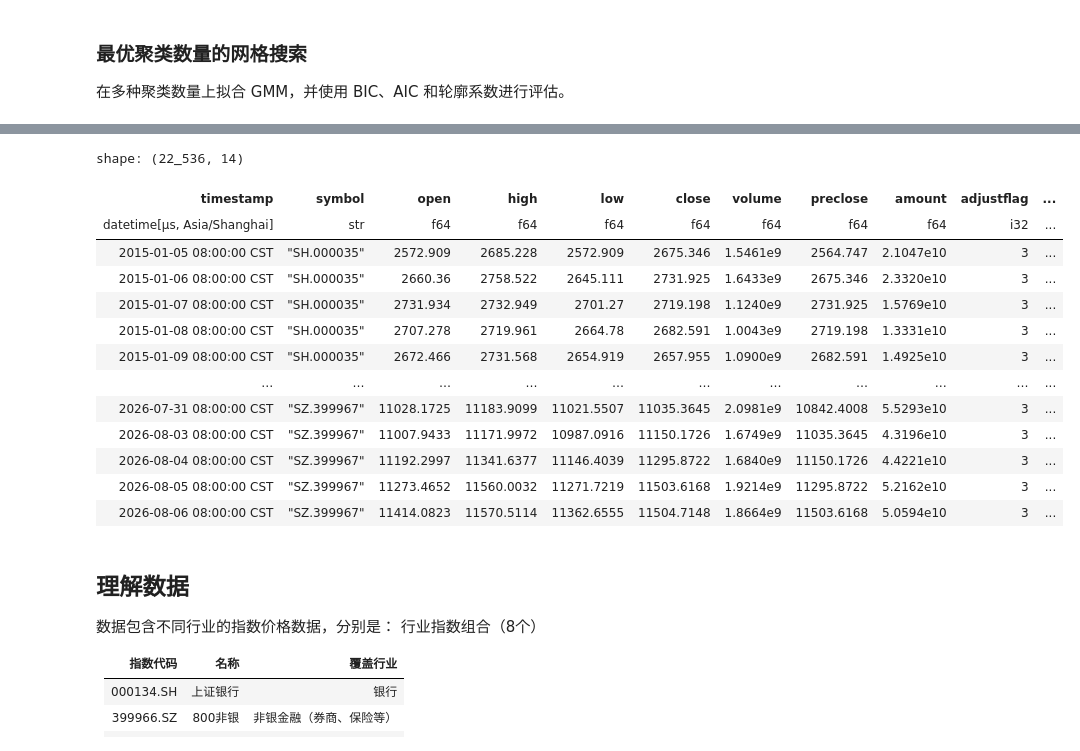
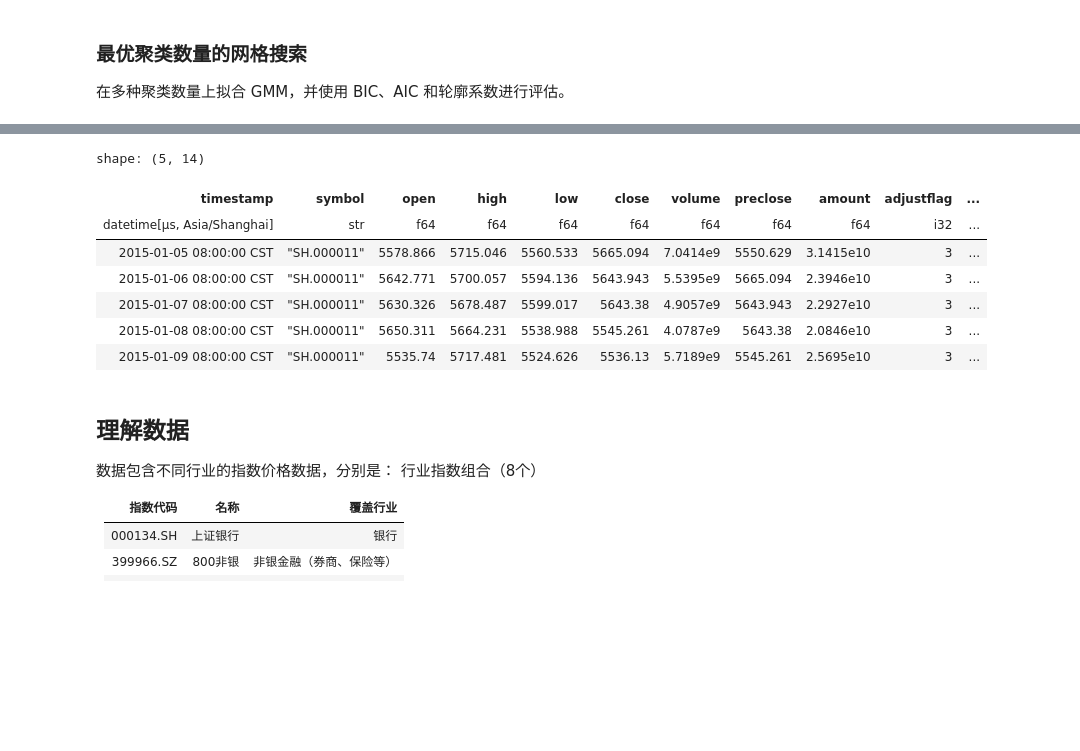
Before and after one commit to wang-jinghui/machine-learning-for-trading, a Jupyter notebook: 01_process_is_edge/factor_regimes_zh.ipynb, the cells around one changed output, grey strips where cells are left out. Saved outputs shown, nothing was run; the diff lists cells and outputs as text; code cells hidden in the pictures; blank space fills up the shorter version.

```diff
--- a/01_process_is_edge/factor_regimes_zh.ipynb
+++ b/01_process_is_edge/factor_regimes_zh.ipynb
@@ -189,0 +167,10 @@ Date range: 1926-07-01 00:00:00 to 2024-12-01 00:00:00
+# %%
+bs = BaoStockProvider(adjustflag="1")
+index_raw_pl = bs.fetch_batch_ohlcv(["sh.000001",
+                                     "sz.399001",
+                                     "sz.399006",],
+                                     "2005-01-01", "2026-08-06")
+date_range = index_raw_pl.select(
+    pl.col("timestamp").min().alias("min"), pl.col("timestamp").max().alias("max")
+)
+print(f"Date range: {date_range['min'][0]} to {date_range['max'][0]}")
@@ -190,20 +189,14 @@ Date range: 1926-07-01 00:00:00 to 2024-12-01 00:00:00
 # %%
-index_raw_pl
+index_raw_pl.head()
 # %% [output]
-shape: (22_536, 14)
+shape: (5, 14)
 | timestamp | symbol | open | high | low | close | volume | preclose | amount | adjustflag | ... |
 | datetime[μs, Asia/Shanghai] | str | f64 | f64 | f64 | f64 | f64 | f64 | f64 | i32 | ... |
-| 2015-01-05 08:00:00 CST | "SH.000035" | 2572.909 | 2685.228 | 2572.909 | 2675.346 | 1.5461e9 | 2564.747 | 2.1047e10 | 3 | ... |
-| 2015-01-06 08:00:00 CST | "SH.000035" | 2660.36 | 2758.522 | 2645.111 | 2731.925 | 1.6433e9 | 2675.346 | 2.3320e10 | 3 | ... |
-| 2015-01-07 08:00:00 CST | "SH.000035" | 2731.934 | 2732.949 | 2701.27 | 2719.198 | 1.1240e9 | 2731.925 | 1.5769e10 | 3 | ... |
-| 2015-01-08 08:00:00 CST | "SH.000035" | 2707.278 | 2719.961 | 2664.78 | 2682.591 | 1.0043e9 | 2719.198 | 1.3331e10 | 3 | ... |
-| 2015-01-09 08:00:00 CST | "SH.000035" | 2672.466 | 2731.568 | 2654.919 | 2657.955 | 1.0900e9 | 2682.591 | 1.4925e10 | 3 | ... |
-| … | … | … | … | … | … | … | … | … | … | ... |
-| 2026-07-31 08:00:00 CST | "SZ.399967" | 11028.1725 | 11183.9099 | 11021.5507 | 11035.3645 | 2.0981e9 | 10842.4008 | 5.5293e10 | 3 | ... |
-| 2026-08-03 08:00:00 CST | "SZ.399967" | 11007.9433 | 11171.9972 | 10987.0916 | 11150.1726 | 1.6749e9 | 11035.3645 | 4.3196e10 | 3 | ... |
-| 2026-08-04 08:00:00 CST | "SZ.399967" | 11192.2997 | 11341.6377 | 11146.4039 | 11295.8722 | 1.6840e9 | 11150.1726 | 4.4221e10 | 3 | ... |
-| 2026-08-05 08:00:00 CST | "SZ.399967" | 11273.4652 | 11560.0032 | 11271.7219 | 11503.6168 | 1.9214e9 | 11295.8722 | 5.2162e10 | 3 | ... |
-| 2026-08-06 08:00:00 CST | "SZ.399967" | 11414.0823 | 11570.5114 | 11362.6555 | 11504.7148 | 1.8664e9 | 11503.6168 | 5.0594e10 | 3 | ... |
+| 2015-01-05 08:00:00 CST | "SH.000011" | 5578.866 | 5715.046 | 5560.533 | 5665.094 | 7.0414e9 | 5550.629 | 3.1415e10 | 3 | ... |
+| 2015-01-06 08:00:00 CST | "SH.000011" | 5642.771 | 5700.057 | 5594.136 | 5643.943 | 5.5395e9 | 5665.094 | 2.3946e10 | 3 | ... |
+| 2015-01-07 08:00:00 CST | "SH.000011" | 5630.326 | 5678.487 | 5599.017 | 5643.38 | 4.9057e9 | 5643.943 | 2.2927e10 | 3 | ... |
+| 2015-01-08 08:00:00 CST | "SH.000011" | 5650.311 | 5664.231 | 5538.988 | 5545.261 | 4.0787e9 | 5643.38 | 2.0846e10 | 3 | ... |
+| 2015-01-09 08:00:00 CST | "SH.000011" | 5535.74 | 5717.481 | 5524.626 | 5536.13 | 5.7189e9 | 5545.261 | 2.5695e10 | 3 | ... |
 # %% [markdown]
 ## 理解数据
 
```
Also changed, not shown: parts of 46 cells of this notebook.
